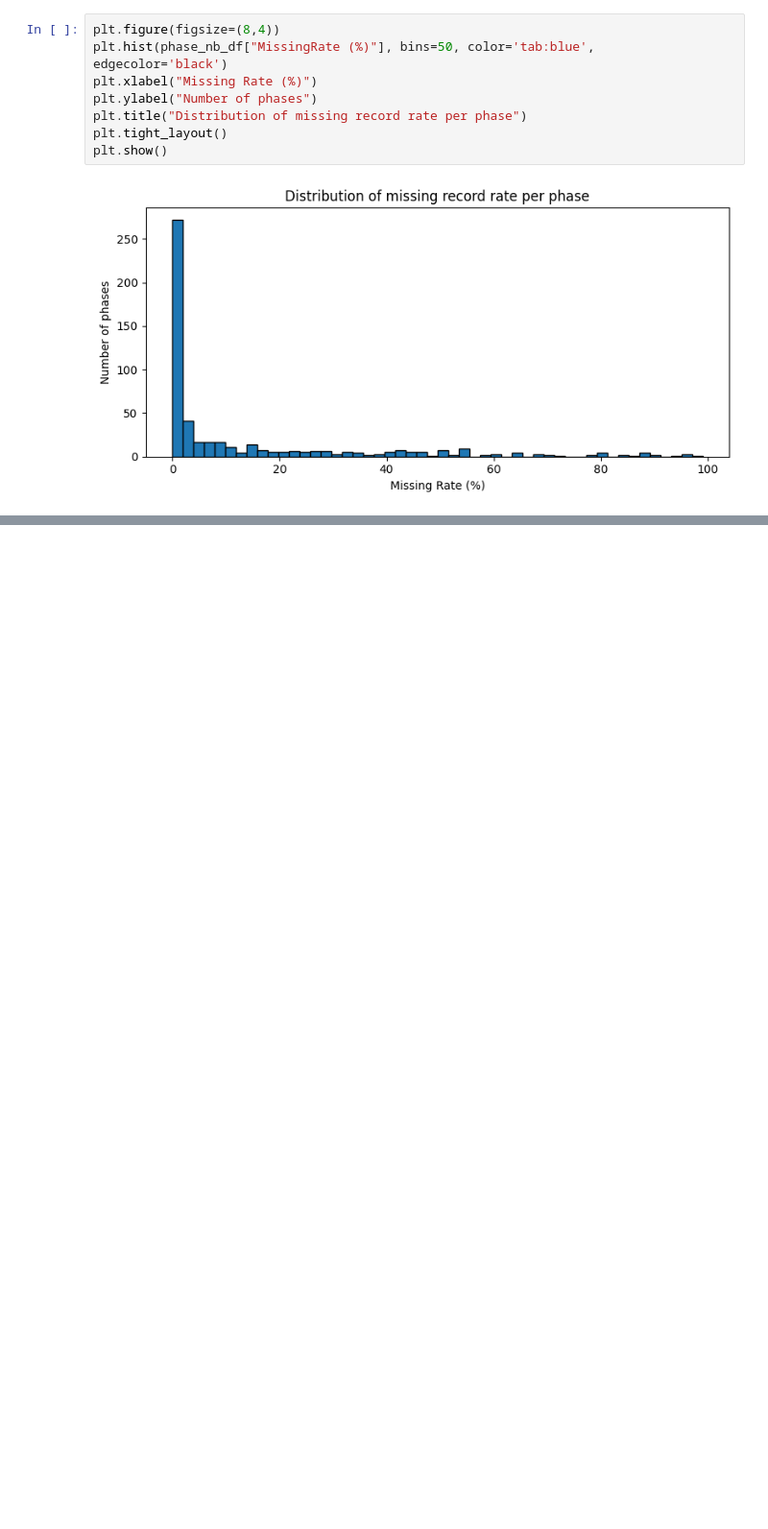
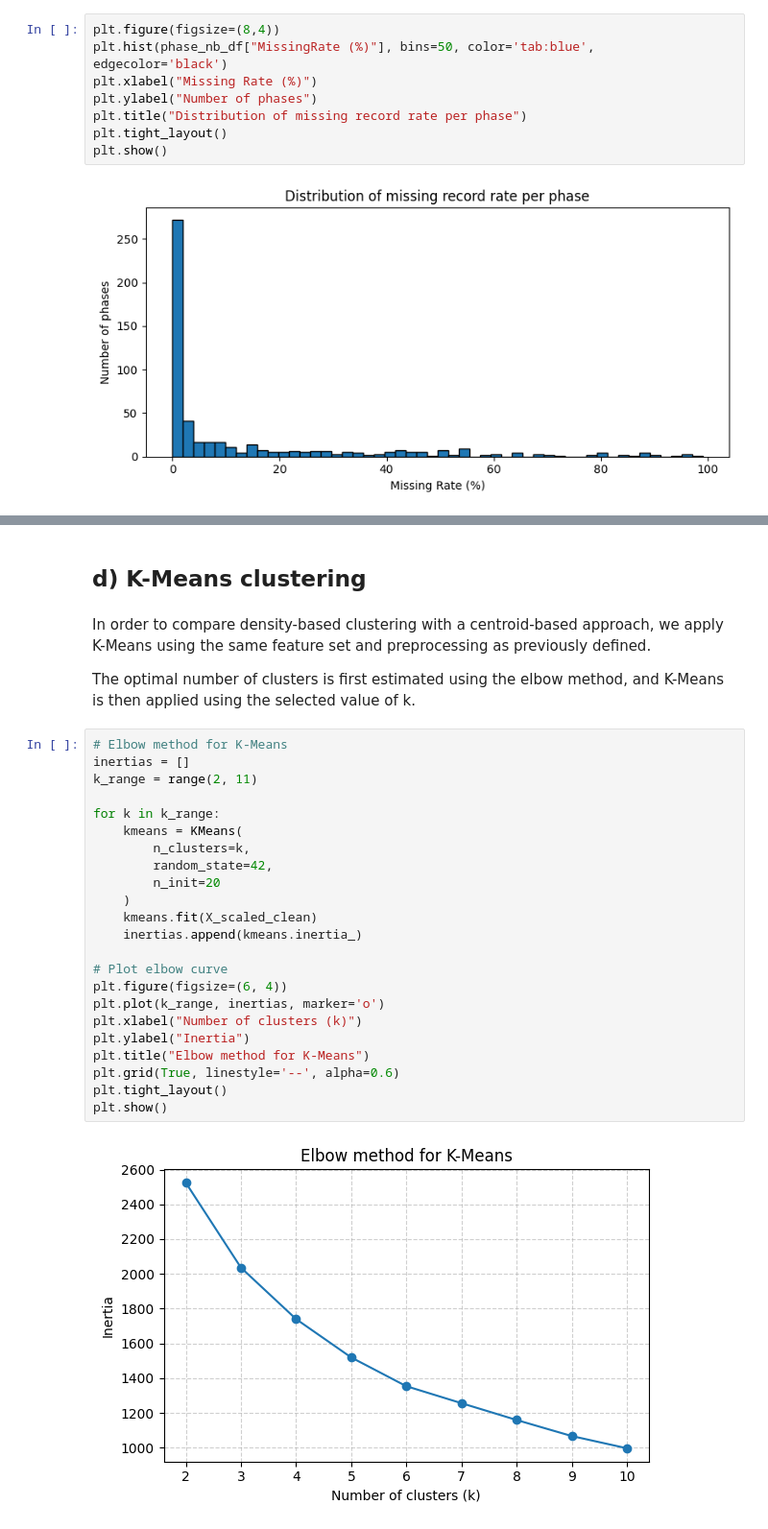
Before and after one commit to Nathan7128/ProjetMichelin, a Jupyter notebook: trajectory_clustering.ipynb, the cells around one changed output, grey strips where cells are left out. Shown at 96% size. Drawn from its saved outputs; the diff is of its cells as text; blank space fills up the shorter version.

```diff
--- a/trajectory_clustering.ipynb
+++ b/trajectory_clustering.ipynb
@@ -404,0 +938,31 @@ for i, phase_nb in enumerate(phases):
+# %% [markdown]
+## d) K-Means clustering
+# %% [markdown]
+In order to compare density-based clustering with a centroid-based approach, we apply K-Means using the same feature set and preprocessing as previously defined.
+
+The optimal number of clusters is first estimated using the elbow method, and K-Means is then applied using the selected value of k.
+# %%
+# Elbow method for K-Means
+inertias = []
+k_range = range(2, 11)
+
+for k in k_range:
+    kmeans = KMeans(
+        n_clusters=k,
+        random_state=42,
+        n_init=20
+    )
+    kmeans.fit(X_scaled_clean)
+    inertias.append(kmeans.inertia_)
+
+# Plot elbow curve
+plt.figure(figsize=(6, 4))
+plt.plot(k_range, inertias, marker='o')
+plt.xlabel("Number of clusters (k)")
+plt.ylabel("Inertia")
+plt.title("Elbow method for K-Means")
+plt.grid(True, linestyle='--', alpha=0.6)
+plt.tight_layout()
+plt.show()
+# %% [output]
+[figure, added]
```
Also changed, not shown: parts of 78 cells of this notebook, 5 other files.
